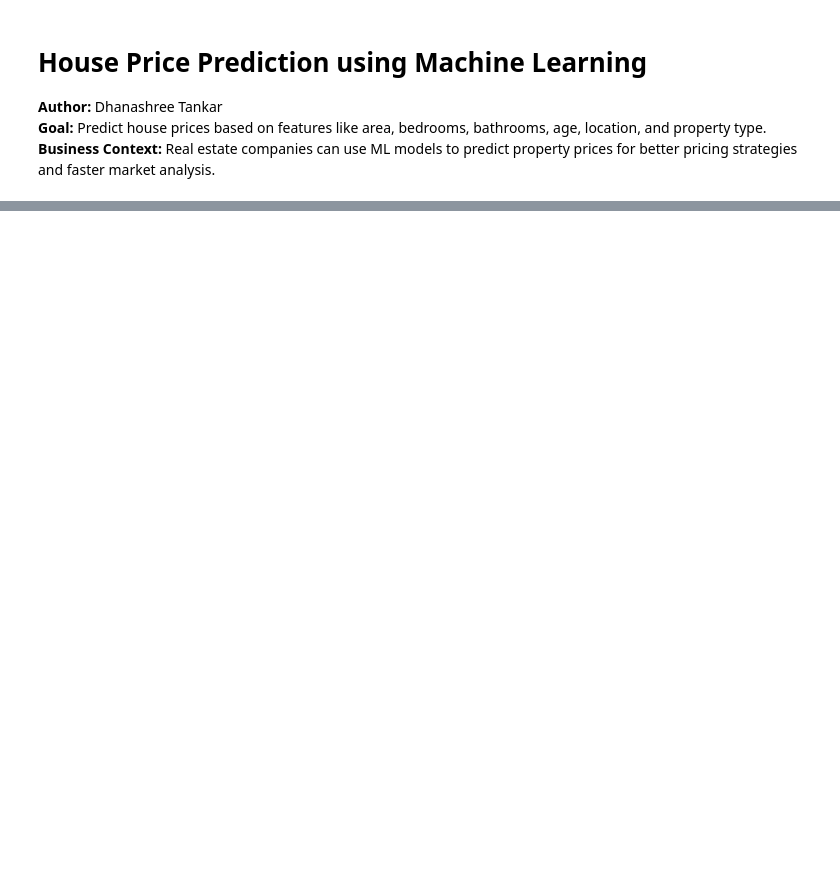
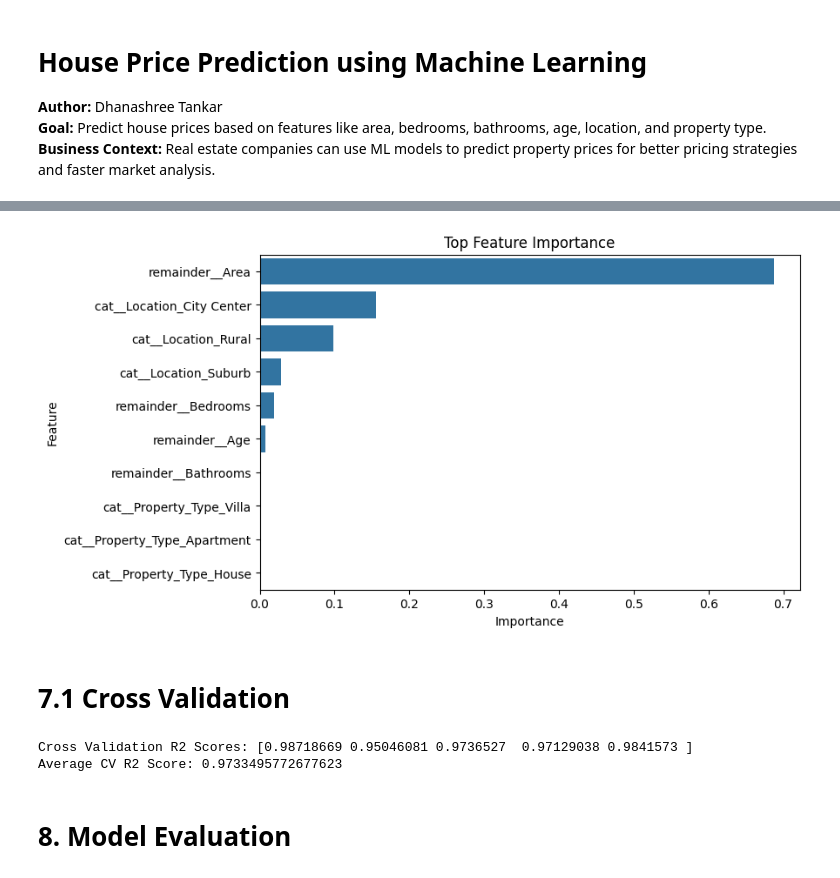
Before and after one commit to Dhanashree03-c/DataScienceProjects, a Jupyter notebook: home_price_prediction_week9/notebook/house_price_prediction.ipynb, the cells around one changed output, grey strips where cells are left out. Drawn from its saved outputs; the diff is of its cells as text; code cells hidden in the pictures; blank space fills up the shorter version.

```diff
--- a/home_price_prediction_week9/notebook/house_price_prediction.ipynb
+++ b/home_price_prediction_week9/notebook/house_price_prediction.ipynb
@@ -307,0 +117,17 @@ R2 Score: 0.974
+# %%
+from sklearn.preprocessing import PolynomialFeatures
+
+poly_pipeline = Pipeline([
+    ("preprocessing", preprocessor),
+    ("poly_features", PolynomialFeatures(degree=2, include_bias=False)),
+    ("model", LinearRegression())
+])
+
+poly_pipeline.fit(X_train, y_train)
+
+poly_preds = poly_pipeline.predict(X_test)
+
+print_metrics(
+    "Polynomial Regression",
+    evaluate_regression(y_test, poly_preds)
+)
@@ -307,0 +149,11 @@ R2 Score: 0.974
+# %%
+feature_names = rf_model.named_steps["preprocessing"].get_feature_names_out()
+
+importances = rf_model.named_steps["model"].feature_importances_
+
+feature_importance = pd.DataFrame({
+    "Feature": feature_names,
+    "Importance": importances
+}).sort_values(by="Importance", ascending=False)
+
+feature_importance.head(10)
@@ -307,0 +172,34 @@ R2 Score: 0.974
+# %%
+import seaborn as sns
+import matplotlib.pyplot as plt
+
+plt.figure(figsize=(8,5))
+
+sns.barplot(
+    x="Importance",
+    y="Feature",
+    data=feature_importance.head(10)
+)
+
+plt.title("Top Feature Importance")
+plt.show()
+# %% [output]
+[figure, added]
+# %% [markdown]
+# 7.1 Cross Validation
+# %%
+from sklearn.model_selection import cross_val_score
+
+cv_scores = cross_val_score(
+    rf_model,
+    X,
+    y,
+    cv=5,
+    scoring="r2"
+)
+
+print("Cross Validation R2 Scores:", cv_scores)
+print("Average CV R2 Score:", cv_scores.mean())
+# %% [output]
+Cross Validation R2 Scores: [0.98718669 0.95046081 0.9736527  0.97129038 0.9841573 ]
+Average CV R2 Score: 0.9733495772677623
@@ -307,0 +213,2 @@ R2 Score: 0.974
+# %% [markdown]
+# 8. Model Evaluation
```
Also changed, not shown: parts of 44 cells of this notebook, 6 other files.
